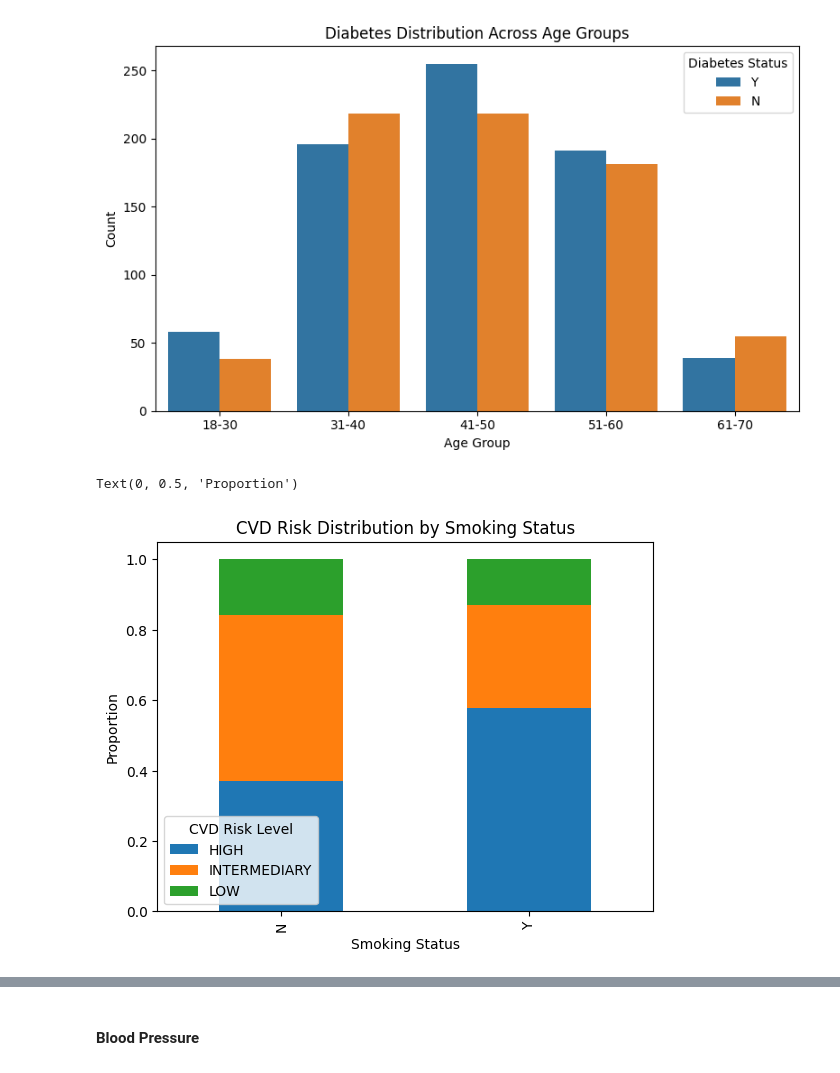
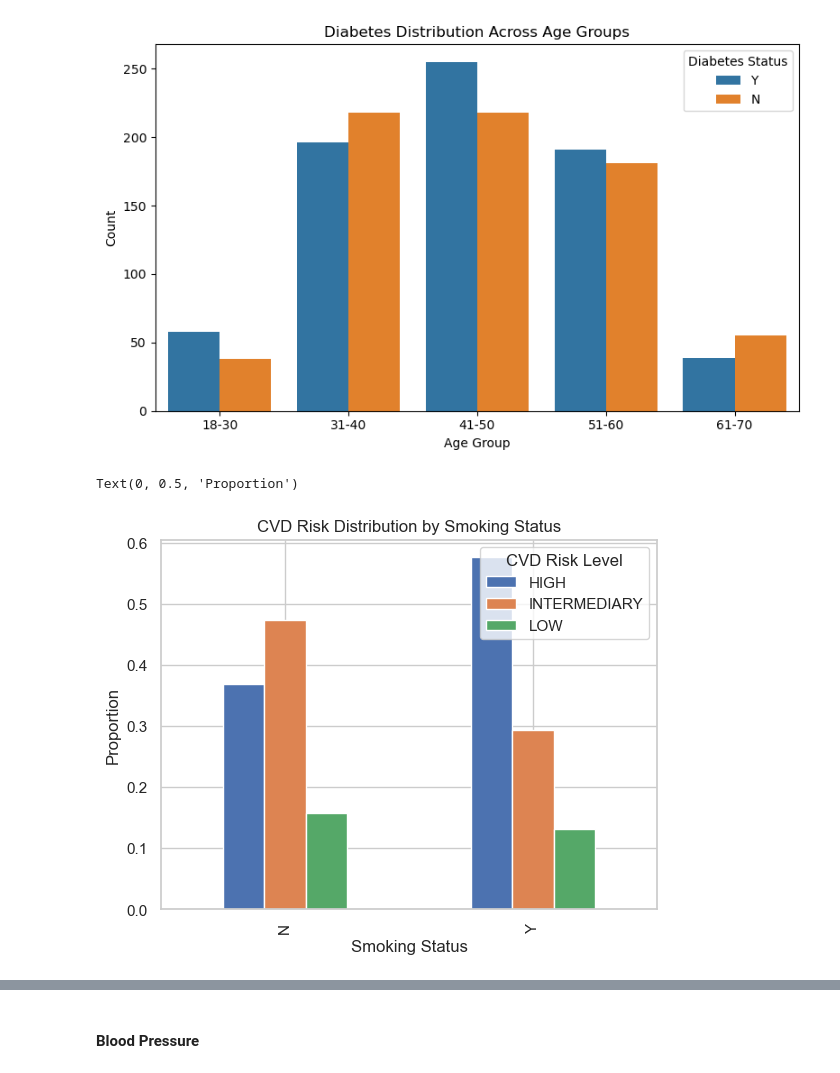
Before and after one commit to shampeyndadi/STINTSY_MCO, a Jupyter notebook: MCO.ipynb, the cells around one changed output, grey strips where cells are left out. Saved outputs shown, nothing was run; the diff lists cells and outputs as text; code cells hidden in the pictures.

Commit message:
feat: added categorical distribution and revised CVD risk distribution part

```diff
--- a/MCO.ipynb
+++ b/MCO.ipynb
@@ -445,9 +484,9 @@ plt.show()
 # %%
 smoking_risk = pd.crosstab(df["Smoking Status"], df["CVD Risk Level"], normalize="index")
 
-smoking_risk.plot(kind="bar", stacked=True)
+smoking_risk.plot(kind="bar", stacked=False)
 plt.title("CVD Risk Distribution by Smoking Status")
 plt.ylabel("Proportion")
 # %% [output]
 Text(0, 0.5, 'Proportion')
-[figure, old version]
+[figure, new version]
```
Also changed, not shown: parts of 25 cells of this notebook.
